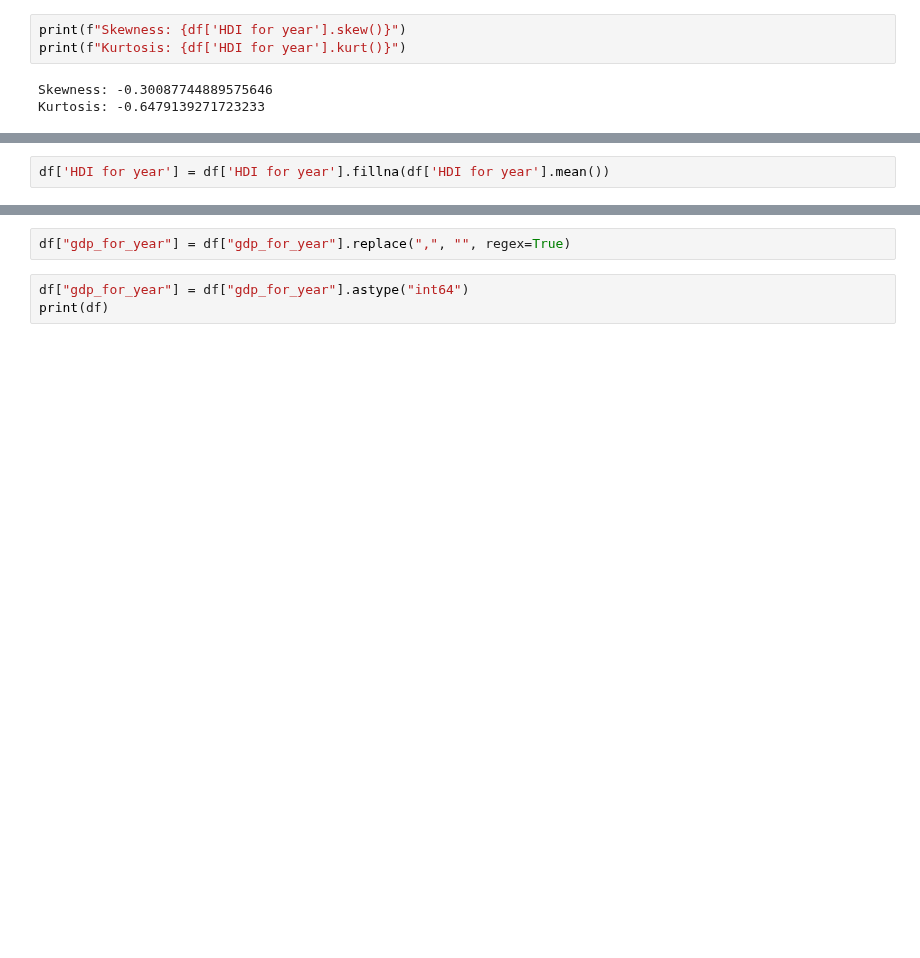
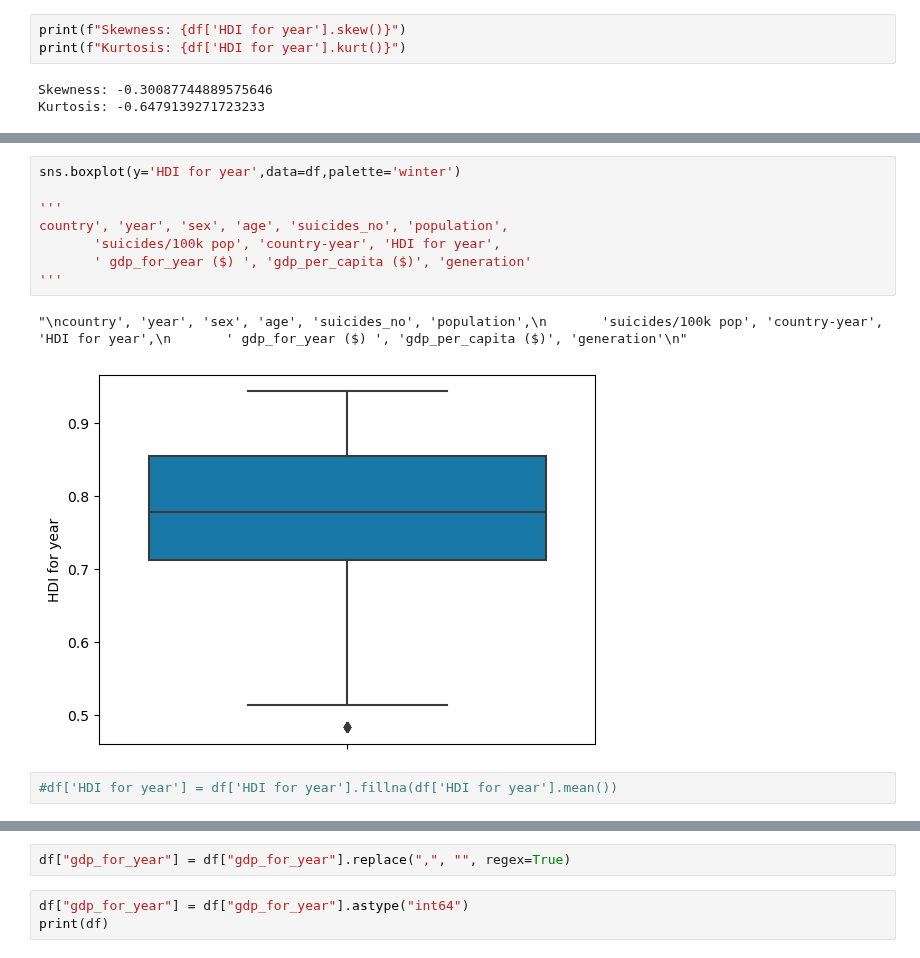
Before and after one commit to rafa2002/DAA-2324, a Jupyter notebook: Suicides.ipynb, the cells around one changed output, grey strips where cells are left out. Saved outputs shown, nothing was run; the diff lists cells and outputs as text; blank space fills up the shorter version.

```diff
--- a/Suicides.ipynb
+++ b/Suicides.ipynb
@@ -177,5 +179,16 @@ df.boxplot('HDI for year')
+# %%
+sns.boxplot(y='HDI for year',data=df,palette='winter')
+
+'''
+country', 'year', 'sex', 'age', 'suicides_no', 'population',
+       'suicides/100k pop', 'country-year', 'HDI for year',
+       ' gdp_for_year ($) ', 'gdp_per_capita ($)', 'generation'
+'''
+# %% [output]
+"\ncountry', 'year', 'sex', 'age', 'suicides_no', 'population',\n       'suicides/100k pop', 'country-year', 'HDI for year',\n       ' gdp_for_year ($) ', 'gdp_per_capita ($)', 'generation'\n"
+[figure, added]
 # %%
-df['HDI for year'] = df['HDI for year'].fillna(df['HDI for year'].mean())
+#df['HDI for year'] = df['HDI for year'].fillna(df['HDI for year'].mean())
 # %%
 print(df['HDI for year'].hist())
 # %% [output]
```
Also changed, not shown: parts of 23 cells of this notebook.
